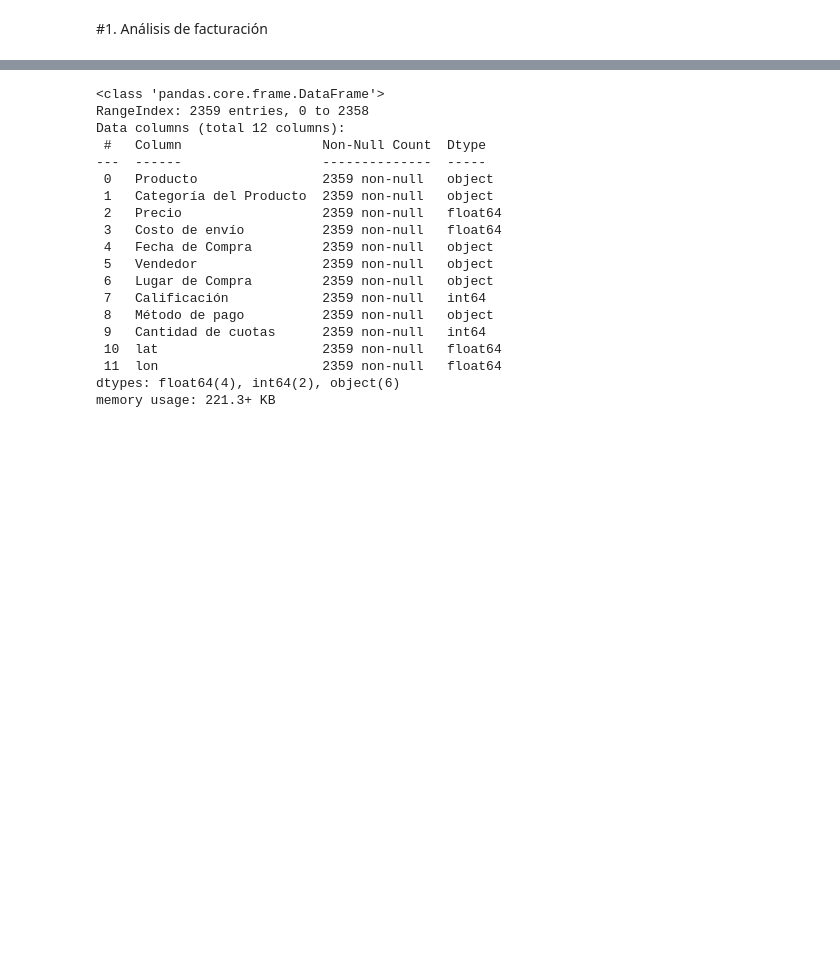
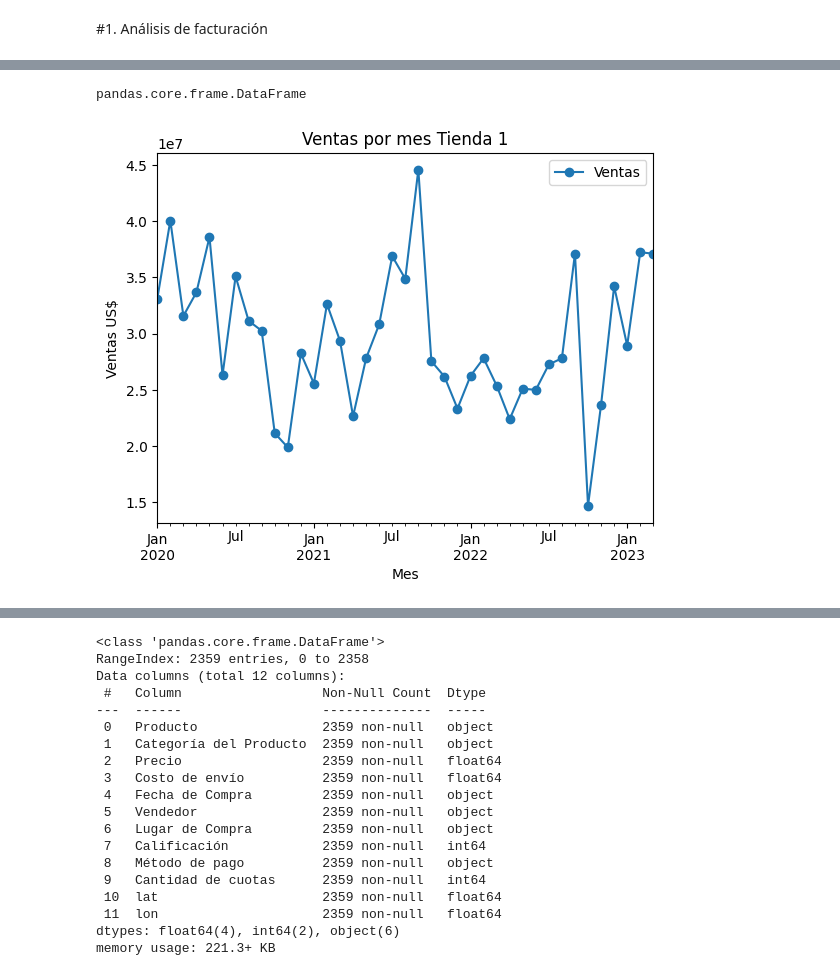
Before and after one commit to ejaila/Challenge_One_Data_Science, a Jupyter notebook: AluraStoreLatam.ipynb, the cells around one changed output, grey strips where cells are left out. Drawn from its saved outputs; the diff is of its cells as text; code cells hidden in the pictures; blank space fills up the shorter version.

```diff
--- a/AluraStoreLatam.ipynb
+++ b/AluraStoreLatam.ipynb
@@ -44,0 +61,20 @@ La suma total de la tienda 4 es $ 1038375700.0
+# %%
+tienda1['Fecha de Compra'] = pd.to_datetime(tienda1['Fecha de Compra'],format='%d/%m/%Y')
+tienda1['Mes_año'] = tienda1['Fecha de Compra'].dt.to_period('M')
+
+tienda2['Fecha de Compra'] = pd.to_datetime(tienda2['Fecha de Compra'],format='%d/%m/%Y')
+tienda2['Mes_año'] = tienda2['Fecha de Compra'].dt.to_period('M')
+
+tienda3['Fecha de Compra'] = pd.to_datetime(tienda3['Fecha de Compra'],format='%d/%m/%Y')
+tienda3['Mes_año'] = tienda3['Fecha de Compra'].dt.to_period('M')
+
+tienda4['Fecha de Compra'] = pd.to_datetime(tienda4['Fecha de Compra'],format='%d/%m/%Y')
+tienda4['Mes_año'] = tienda4['Fecha de Compra'].dt.to_period('M')
+# %%
+#ventas en el tiempo por cada tienda
+venta_tiempo_tienda1 = tienda1.groupby('Mes_año')['Precio'].sum().reset_index(name='Ventas').sort_values(by='Mes_año', ascending=False)
+venta_tiempo_tienda2 = tienda2.groupby('Mes_año')['Precio'].sum().reset_index(name='Ventas').sort_values(by='Mes_año', ascending=False)
+venta_tiempo_tienda3 = tienda3.groupby('Mes_año')['Precio'].sum().reset_index(name='Ventas').sort_values(by='Mes_año', ascending=False)
+venta_tiempo_tienda4 = tienda4.groupby('Mes_año')['Precio'].sum().reset_index(name='Ventas').sort_values(by='Mes_año', ascending=False)
+
+venta_tiempo_tienda1
@@ -44,0 +99,12 @@ La suma total de la tienda 4 es $ 1038375700.0
+# %%
+type(venta_tiempo_tienda2)
+# %% [output]
+pandas.core.frame.DataFrame
+# %%
+venta_tiempo_tienda1.plot(kind='line', x='Mes_año', y='Ventas', marker='o')
+plt.title('Ventas por mes Tienda 1')
+plt.xlabel('Mes')
+plt.ylabel('Ventas US$')
+plt.show()
+# %% [output]
+[figure, added]
```
Also changed, not shown: parts of 54 cells of this notebook.
